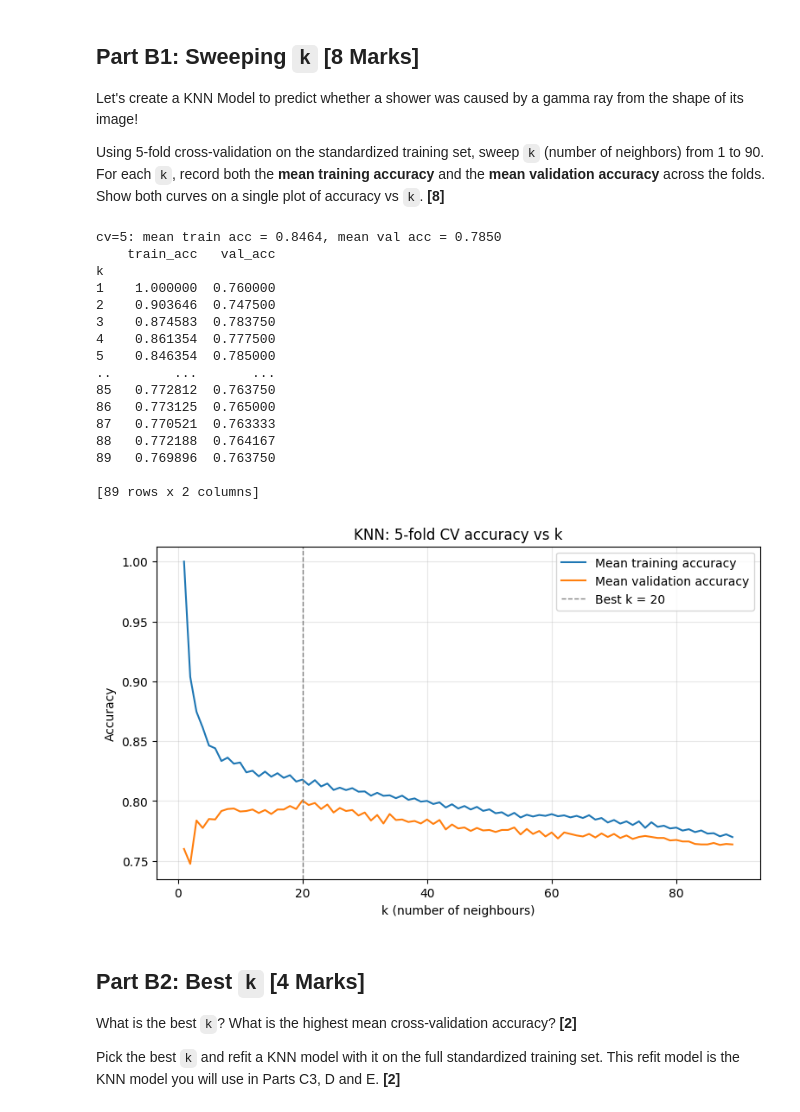
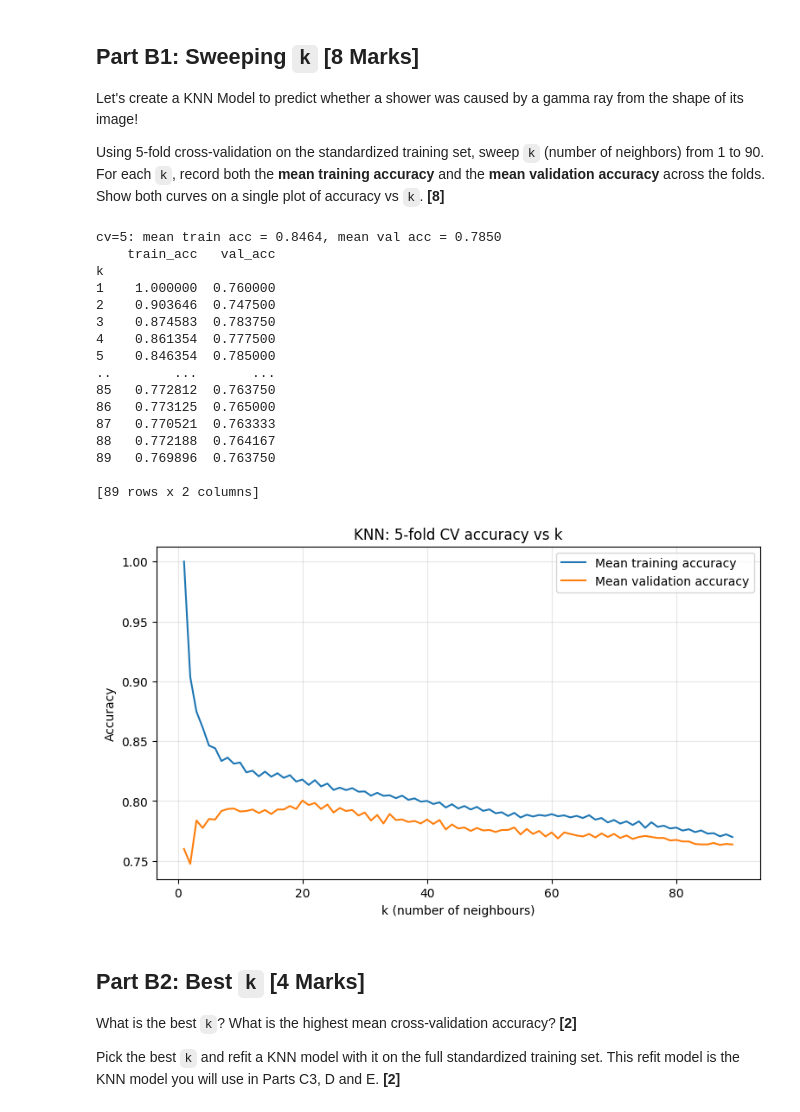
Before and after one commit to Rowan-gne/MIE370-Assignment-2, a Jupyter notebook: MIE370_A2 (1).ipynb, the cells around one changed output. Cells and saved outputs as stored; diff of their text form; code cells hidden in the pictures.

```diff
--- a/MIE370_A2 (1).ipynb
+++ b/MIE370_A2 (1).ipynb
@@ -313,8 +323,10 @@ Using 5-fold cross-validation on the standardized training set, sweep `k` (numbe
 # %%
 ### YOUR CODE HERE ###
 
+
+# Determines the results of the k nearest neighbours testing with the given cross validation folds
 def knn_cv_scores(k, X, y, folds=5):
-    """Return mean training and validation accuracy for a KNN with k neighbours."""
+
     cv_results = cross_validate(
         KNeighborsClassifier(n_neighbors=k),
         X, y,
@@ -324,52 +336,48 @@ def knn_cv_scores(k, X, y, folds=5):
     )
     return cv_results["train_score"].mean(), cv_results["test_score"].mean()
 
-# Single model
+# Select a cross validation of 5
 cv = 5
 train_acc, val_acc = knn_cv_scores(cv, X_small_train_scaled, y_small_train)
 print(f"cv={cv}: mean train acc = {train_acc:.4f}, mean val acc = {val_acc:.4f}")
 
-# Optional: record results across several k values
 k_values = range(1, 90)
 scores = [knn_cv_scores(k, X_small_train_scaled, y_small_train) for k in k_values]
 results = pd.DataFrame(scores, index=k_values, columns=["train_acc", "val_acc"])
 results.index.name = "k"
 print(results)
 
+# Plots the results
 fig, ax = plt.subplots(figsize=(9, 5))
 
 ax.plot(results.index, results["train_acc"], label="Mean training accuracy")
 ax.plot(results.index, results["val_acc"], label="Mean validation accuracy")
 
-# Mark the k with the highest validation accuracy
-best_k = results["val_acc"].idxmax()
-ax.axvline(best_k, color="grey", linestyle="--", linewidth=1,
-           label=f"Best k = {best_k}")
 
 ax.set_xlabel("k (number of neighbours)")
 ax.set_ylabel("Accuracy")
 ax.set_title("KNN: 5-fold CV accuracy vs k")
 ax.legend()
 ax.grid(alpha=0.3)
 plt.show()
 # %% [output]
 cv=5: mean train acc = 0.8464, mean val acc = 0.7850
     train_acc   val_acc
 k
 1    1.000000  0.760000
 2    0.903646  0.747500
 3    0.874583  0.783750
 4    0.861354  0.777500
 5    0.846354  0.785000
 ..        ...       ...
 85   0.772812  0.763750
 86   0.773125  0.765000
 87   0.770521  0.763333
 88   0.772188  0.764167
 89   0.769896  0.763750
 
 [89 rows x 2 columns]
-[figure, old version]
+[figure, new version]
 # %% [markdown]
 ## Part B2: Best `k` **[4 Marks]**
 
```
Also changed, not shown: parts of 18 cells of this notebook.
